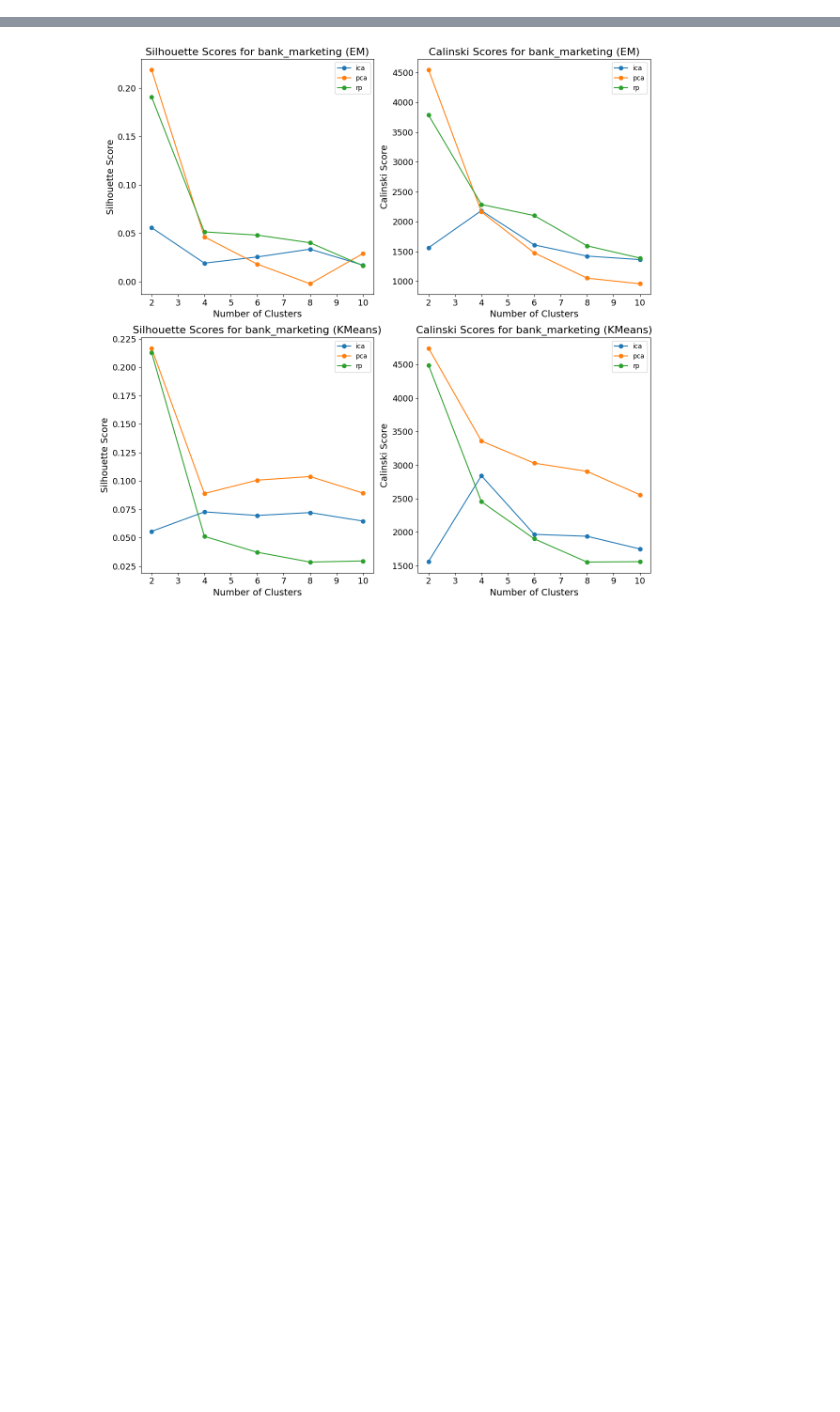
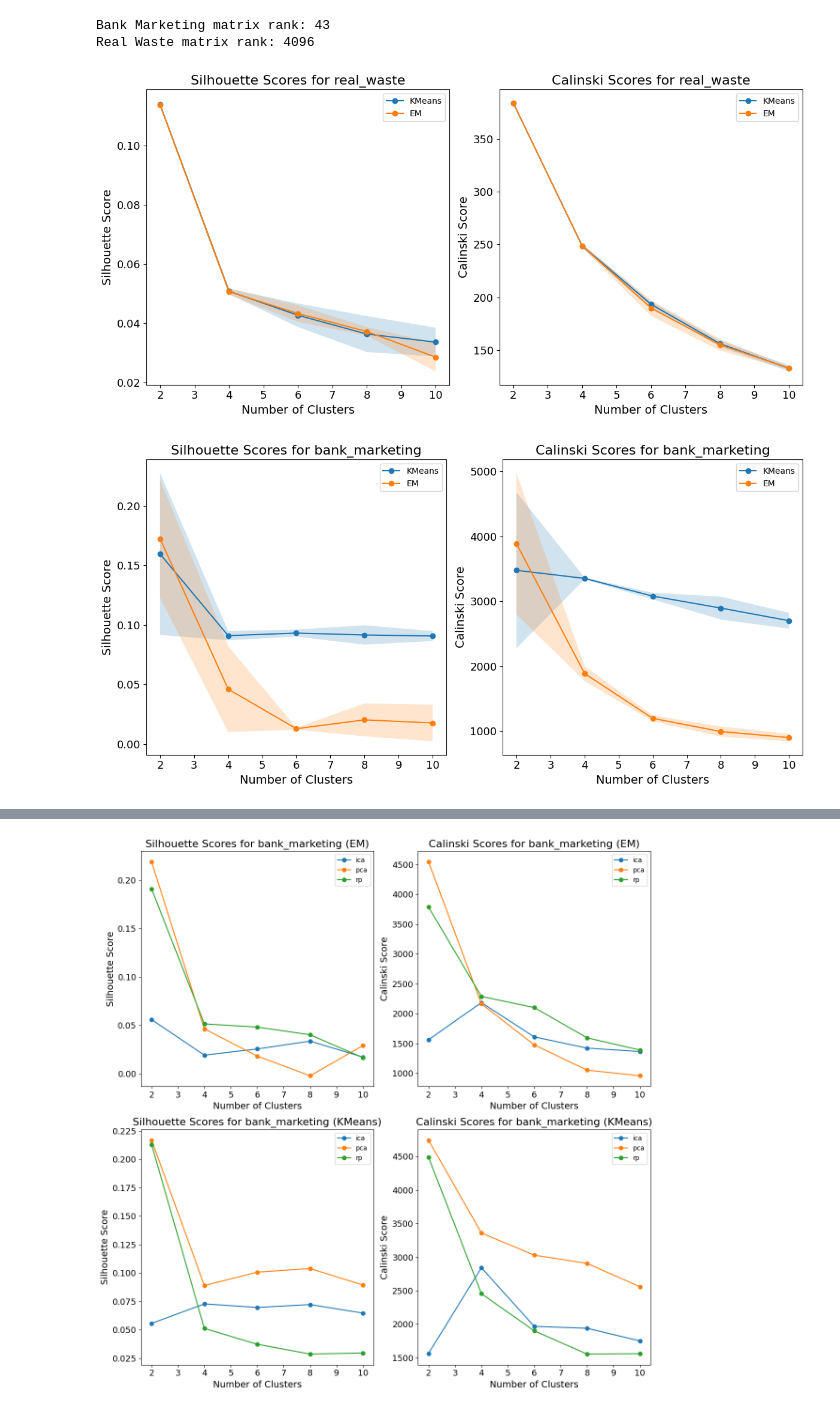
Before and after one commit to TimLampen/7641, a Jupyter notebook: a3/clustering.ipynb, the cells around one changed output, grey strips where cells are left out. Cells and saved outputs as stored; diff of their text form; code cells hidden in the pictures; blank space fills up the shorter version.

```diff
--- a/a3/clustering.ipynb
+++ b/a3/clustering.ipynb
@@ -139,0 +189,6 @@ Loaded 4752 images.
+# %%
+print(f"Bank Marketing matrix rank: {np.linalg.matrix_rank(X_bank)}")
+print(f"Real Waste matrix rank: {np.linalg.matrix_rank(X_waste)}")
+# %% [output]
+Bank Marketing matrix rank: 43
+Real Waste matrix rank: 4096
@@ -139,0 +219,54 @@ Loaded 4752 images.
+# %%
+files = glob.glob('clustering_evaluation_*.csv')
+latest_file = max(files, key=lambda x: int(x.split('_')[-1].split('.')[0]))
+result_df = pd.read_csv(latest_file)
+
+# Function to generate the graphs
+def plot_silhouette_and_calinski_scores(df):
+    # Get the unique dataset names
+    dataset_names = df['dataset_name'].unique()
+
+    for dataset in dataset_names:
+        # Filter the dataframe by dataset name
+        subset = df[df['dataset_name'] == dataset]
+
+        # Create subplots
+        fig, axs = plt.subplots(1, 2, figsize=(12, 6))
+
+        # Plot the silhouette scores
+        for model_name in subset['model_name'].unique():
+            model_subset = subset[subset['model_name'] == model_name]
+            means = model_subset.groupby('num_clusters')['silhouette_avg'].mean()
+            variances = model_subset.groupby('num_clusters')['silhouette_avg'].var()
+            std_dev = variances ** 0.5
+            axs[0].plot(means.index, means, marker='o', label=model_name)
+            axs[0].fill_between(means.index, means - std_dev, means + std_dev, alpha=0.2)
+
+        axs[0].set_title(f'Silhouette Scores for {dataset}',fontsize=16)
+        axs[0].set_xlabel('Number of Clusters',fontsize=14)
+        axs[0].set_ylabel('Silhouette Score',fontsize=14)
+        axs[0].tick_params(axis='both', which='major',labelsize=13)
+        axs[0].legend()
+
+        # Plot the calinski scores
+        for model_name in subset['model_name'].unique():
+            model_subset = subset[subset['model_name'] == model_name]
+            means = model_subset.groupby('num_clusters')['calinski_score'].mean()
+            variances = model_subset.groupby('num_clusters')['calinski_score'].var()
+            std_dev = variances ** 0.5
+            axs[1].plot(means.index, means, marker='o', label=model_name)
+            axs[1].fill_between(means.index, means - std_dev, means + std_dev, alpha=0.2)
+
+        axs[1].set_title(f'Calinski Scores for {dataset}',fontsize=16)
+        axs[1].set_xlabel('Number of Clusters',fontsize=14)
+        axs[1].set_ylabel('Calinski Score',fontsize=14)
+        axs[1].tick_params(axis='both', which='major',labelsize=13)
+        axs[1].legend()
+
+        plt.tight_layout()
+        plt.show()
+
+plot_silhouette_and_calinski_scores(result_df)
+# %% [output]
+[figure, added]
+[figure, added]
```
Also changed, not shown: parts of 30 cells of this notebook, 21 other files.
